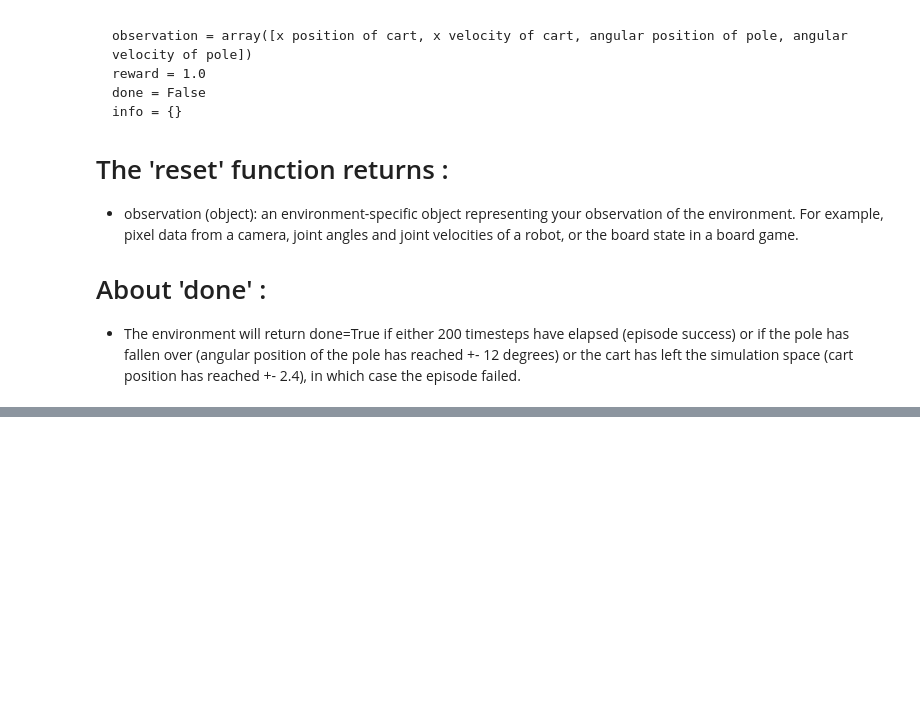
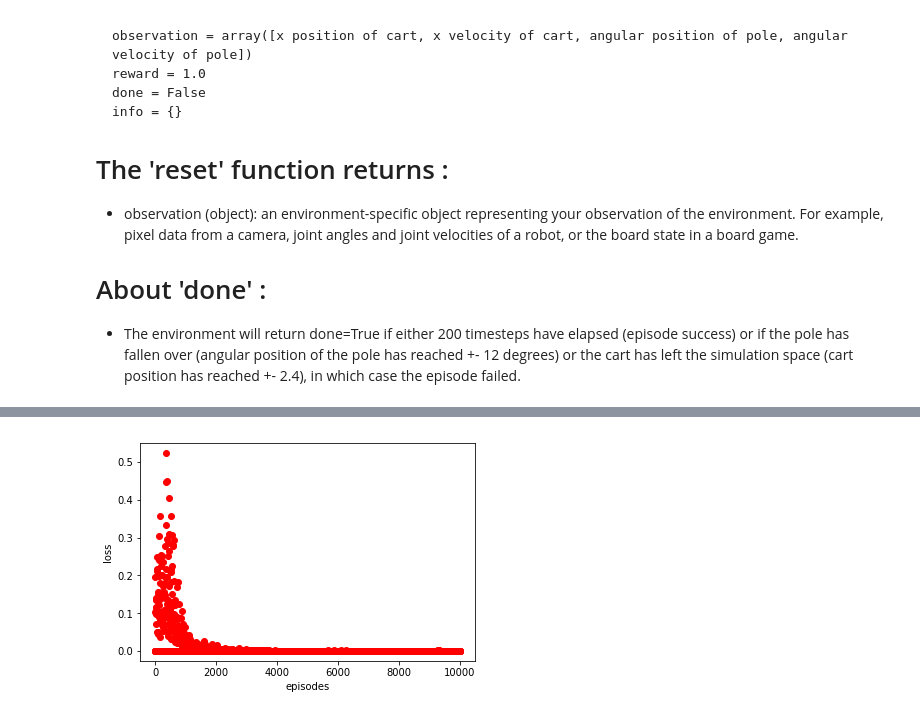
Before and after one commit to lequievre/pybullet_tests, a Jupyter notebook: tests_pytorch/test_cartpole.ipynb, the cells around one changed output, grey strips where cells are left out. Saved outputs shown, nothing was run; the diff lists cells and outputs as text; code cells hidden in the pictures; blank space fills up the shorter version.

```diff
--- a/tests_pytorch/test_cartpole.ipynb
+++ b/tests_pytorch/test_cartpole.ipynb
@@ -509,3 +548,14 @@ agent.save_trained_model("cartpole-dqn.pth")
+# %%
+# Plot loss per episode after training
+
+plt.xlabel('episodes')
+plt.ylabel('loss')
+
+t = np.arange(0, episodes, 1)
+plt.plot(t,losses_list,'ro')
+plt.show()
+# %% [output]
+[figure, added]
 # %%
 # Reference :
 # https://blog.gofynd.com/building-a-deep-q-network-in-pytorch-fa1086aa5435
```
Also changed, not shown: parts of 8 cells of this notebook.
